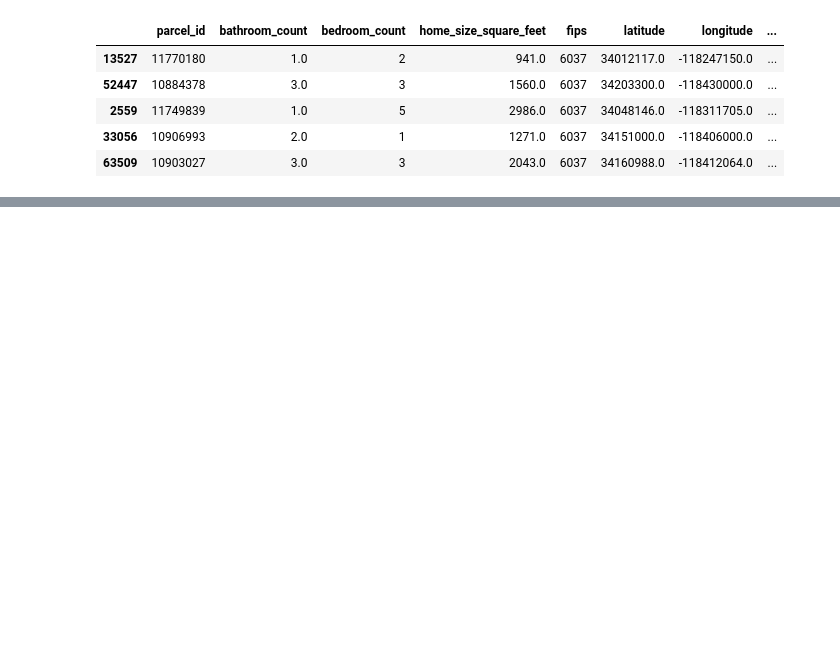
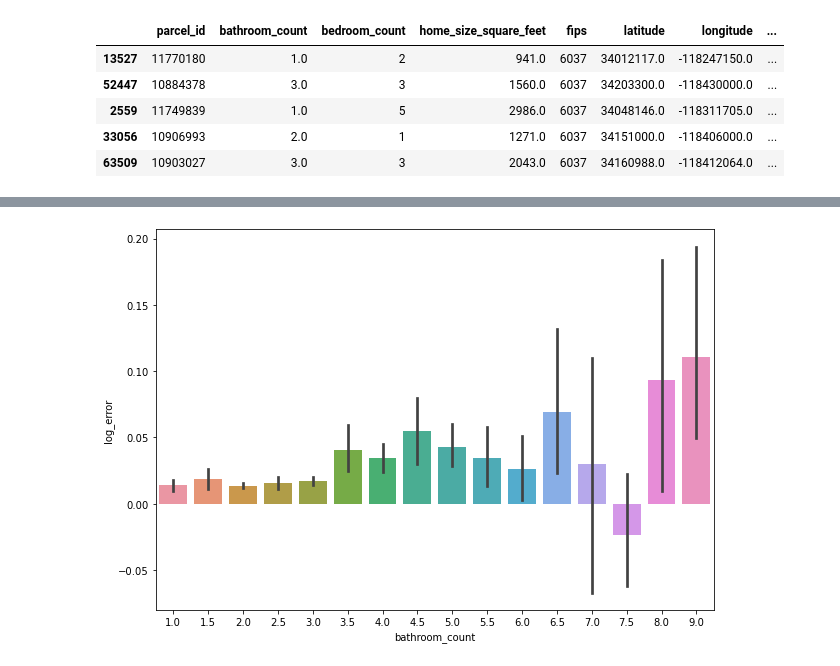
Before and after one commit to Schmidl-Gautam/zillow_clustering, a Jupyter notebook: explore.ipynb, the cells around one changed output, grey strips where cells are left out. Cells and saved outputs as stored; diff of their text form; code cells hidden in the pictures; blank space fills up the shorter version.

```diff
--- a/explore.ipynb
+++ b/explore.ipynb
@@ -100,0 +76,5 @@ from scipy.stats import
+# %%
+plt.figure(figsize=(10, 7))
+sns.barplot(x="bathroom_count", y="log_error", data=train);
+# %% [output]
+[figure, added]
```
Also changed, not shown: parts of 12 cells of this notebook, 1 other file.
